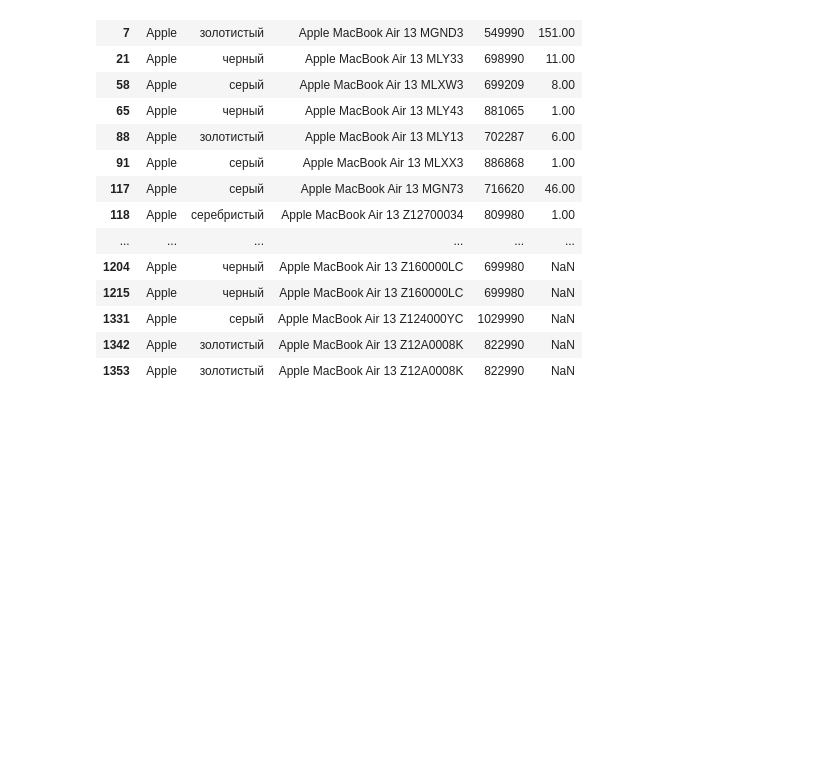
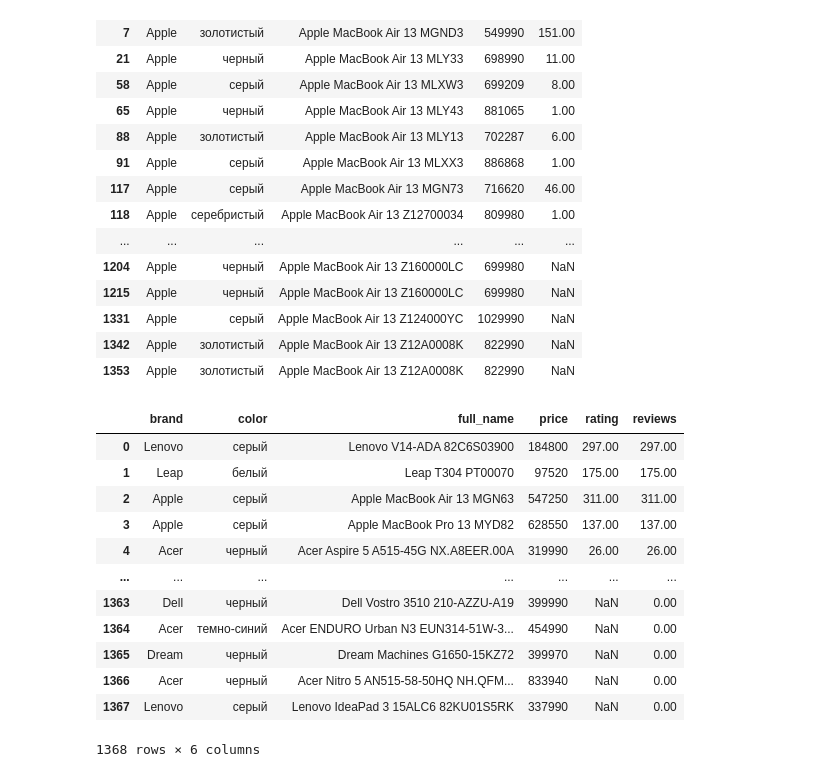
Before and after one commit to BMukhtar/KBot, a Jupyter notebook: kaspi_analyze.ipynb, the cells around one changed output. Drawn from its saved outputs; the diff is of its cells as text; code cells hidden in the pictures; blank space fills up the shorter version.

Commit message:
Replaced NaN values with 0 for rating column

```diff
--- a/kaspi_analyze.ipynb
+++ b/kaspi_analyze.ipynb
@@ -232,3 +232,21 @@ df[df["full_name"].apply(lambda name: "MacBook Air" in name)] # only airs
 | 1331 | Apple | серый | Apple MacBook Air 13 Z124000YC | 1029990 | NaN |
 | 1342 | Apple | золотистый | Apple MacBook Air 13 Z12A0008K | 822990 | NaN |
 | 1353 | Apple | золотистый | Apple MacBook Air 13 Z12A0008K | 822990 | NaN |
+# %%
+d = {np.nan: 0}
+df["reviews"] = df["rating"].replace(d)
+df
+# %% [output]
+|  | brand | color | full_name | price | rating | reviews |
+| 0 | Lenovo | серый | Lenovo V14-ADA 82C6S03900 | 184800 | 297.00 | 297.00 |
+| 1 | Leap | белый | Leap T304 PT00070 | 97520 | 175.00 | 175.00 |
+| 2 | Apple | серый | Apple MacBook Air 13 MGN63 | 547250 | 311.00 | 311.00 |
+| 3 | Apple | серый | Apple MacBook Pro 13 MYD82 | 628550 | 137.00 | 137.00 |
+| 4 | Acer | черный | Acer Aspire 5 A515-45G NX.A8EER.00A | 319990 | 26.00 | 26.00 |
+| ... | ... | ... | ... | ... | ... | ... |
+| 1363 | Dell | черный | Dell Vostro 3510 210-AZZU-A19 | 399990 | NaN | 0.00 |
+| 1364 | Acer | темно-синий | Acer ENDURO Urban N3 EUN314-51W-3... | 454990 | NaN | 0.00 |
+| 1365 | Dream | черный | Dream Machines G1650-15KZ72 | 399970 | NaN | 0.00 |
+| 1366 | Acer | черный | Acer Nitro 5 AN515-58-50HQ NH.QFM... | 833940 | NaN | 0.00 |
+| 1367 | Lenovo | серый | Lenovo IdeaPad 3 15ALC6 82KU01S5RK | 337990 | NaN | 0.00 |
+1368 rows × 6 columns
```
Also changed, not shown: parts of 2 cells of this notebook.
